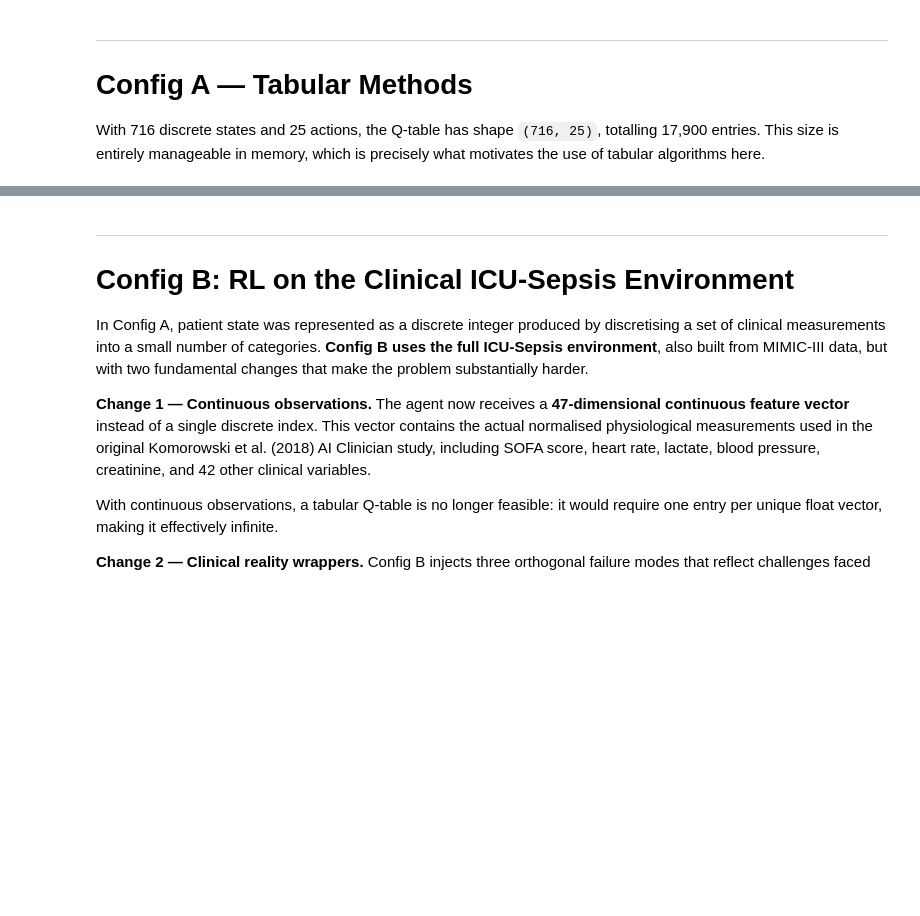
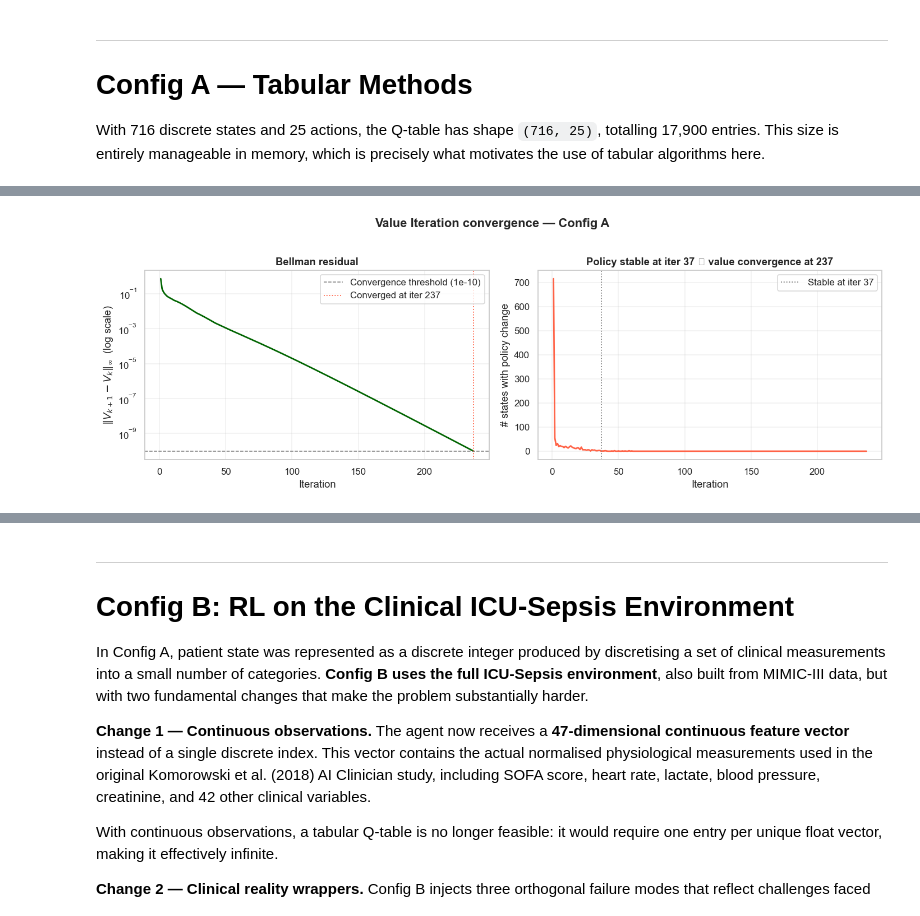
Before and after one commit to SamuelBraun/reinforcement-learning-sepsis, a Jupyter notebook: rl_sepsis_project.ipynb, the cells around one changed output, grey strips where cells are left out. Cells and saved outputs as stored; diff of their text form; code cells hidden in the pictures; blank space fills up the shorter version.

```diff
--- a/rl_sepsis_project.ipynb
+++ b/rl_sepsis_project.ipynb
@@ -195,0 +247,47 @@ With 716 discrete states and 25 actions, the Q-table has shape `(716, 25)`, tota
+# %%
+# Value Iteration convergence — Bellman residual + policy stability per iteration.
+# Left panel: ‖V_{k+1} − V_k‖_∞ on log-y — geometric decay of the value function.
+# Right panel: number of states whose greedy action changes at iter k —
+# the policy typically stabilises well before V does, so the remaining iterations
+# are numerical polish without decision-making consequence.
+fig, axes = plt.subplots(1, 2, figsize=(13, 4.5))
+
+iters_axis = np.arange(1, vi_iters + 1)
+vi_deltas_arr = np.array(vi_deltas)
+vi_policy_changes_arr = np.array(vi_policy_changes)
+
+# First iteration k >= 2 where the policy is identical to the previous iteration.
+post_init_zero_mask = vi_policy_changes_arr[1:] == 0
+if post_init_zero_mask.any():
+    first_zero_slice_idx = int(np.argmax(post_init_zero_mask))
+    iter_policy_stable = first_zero_slice_idx + 2
+else:
+    iter_policy_stable = vi_iters
+
+axes[0].semilogy(iters_axis, vi_deltas_arr, color='darkgreen', linewidth=1.8)
+axes[0].axhline(1e-10, color='gray', linestyle='--', linewidth=1.0,
+                label='Convergence threshold (1e-10)')
+axes[0].axvline(vi_iters, color='tomato', linestyle=':', linewidth=1.2,
+                label=f'Converged at iter {vi_iters}')
+axes[0].set_xlabel('Iteration')
+axes[0].set_ylabel(r'$\|V_{k+1} - V_k\|_\infty$  (log scale)')
+axes[0].set_title('Bellman residual', fontweight='bold')
+axes[0].legend(loc='upper right')
+axes[0].grid(True, which='both', alpha=0.3)
+
+policy_panel_title = f'Policy stable at iter {iter_policy_stable} ≪ value convergence at {vi_iters}'
+axes[1].plot(iters_axis, vi_policy_changes_arr, color='tomato', linewidth=1.8)
+axes[1].axvline(iter_policy_stable, color='gray', linestyle=':', linewidth=1.2,
+                label=f'Stable at iter {iter_policy_stable}')
+axes[1].set_xlabel('Iteration')
+axes[1].set_ylabel('# states with policy change')
+axes[1].set_title(policy_panel_title, fontweight='bold')
+axes[1].legend(loc='upper right')
+axes[1].grid(True, alpha=0.3)
+
+fig.suptitle('Value Iteration convergence — Config A', fontweight='bold', y=1.02)
+plt.tight_layout()
+plt.savefig(f'{PLOTS_DIR}/configA_vi_convergence.png', bbox_inches='tight')
+plt.show()
+# %% [output]
+[figure, added]
```
Also changed, not shown: parts of 34 cells of this notebook, 7 other files.
